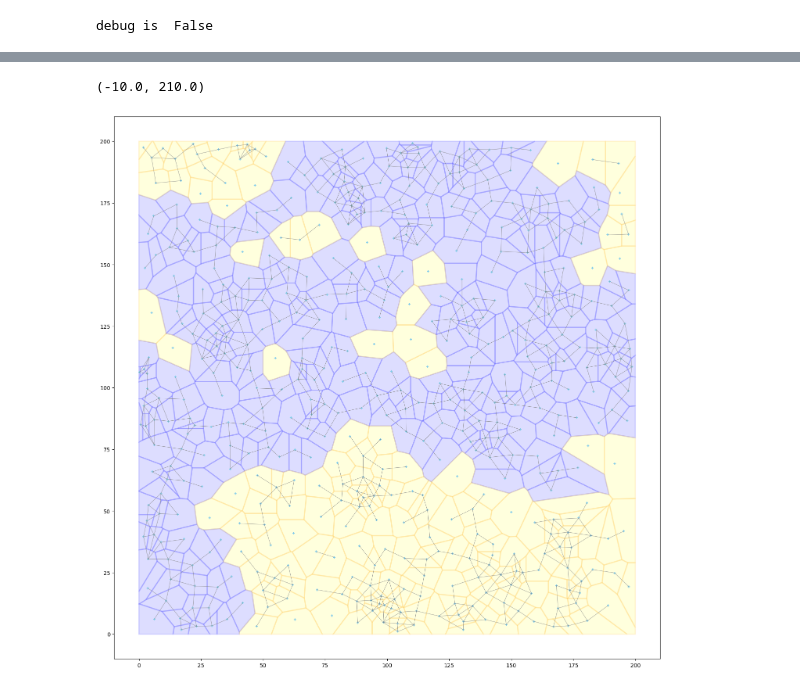
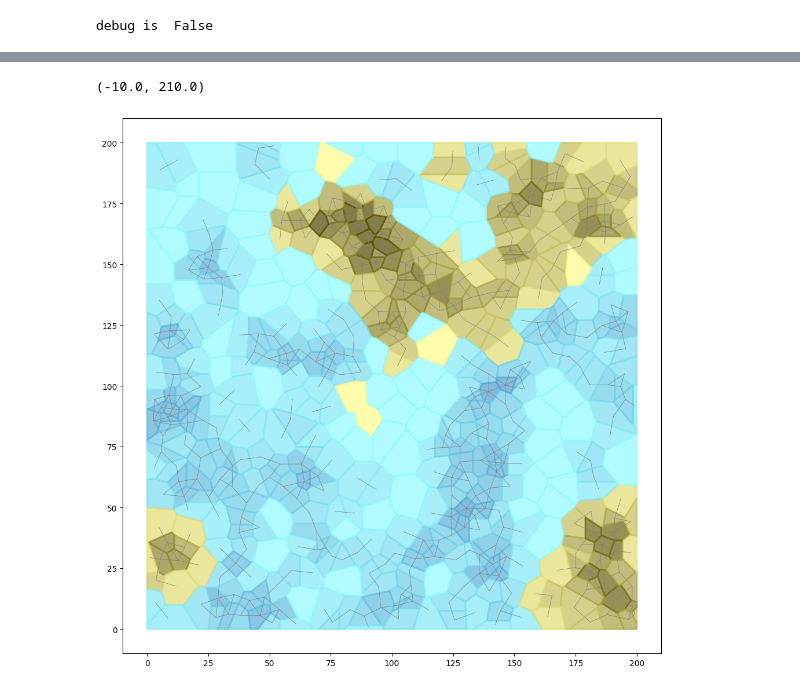
Before and after one commit to MrTomKimber/genmaps, a Jupyter notebook: Voronoi Plots Iteration 4.ipynb, the cells around one changed output, grey strips where cells are left out. Saved outputs shown, nothing was run; the diff lists cells and outputs as text; code cells hidden in the pictures.

Commit message:
refinement plus initial river edge identification

```diff
--- a/Voronoi Plots Iteration 4.ipynb
+++ b/Voronoi Plots Iteration 4.ipynb
@@ -411,0 +453,26 @@ else:
+# %%
+# Get rivers
+#sea_nodes_set = set([0,1,2,3,4,5,6,7,8])
+land_nodes_set = set(range_graph.nodes()).difference(sea_nodes_set)
+connected_land_regions = nx.subgraph(range_graph, land_nodes_set)
+continent_sets = []
+connected_node_set=set([n for n,v in conn_graph.degree() if v>0])
+for e,rs in enumerate(nx.connected_components(connected_land_regions)):
+    print("************")
+    print("**        **")
+    print("** REGION **")
+    print("**        **")
+    print("************")
+    print()
+    print("River ")
+    continent_set=set()
+    for r in rs:
+
+        #print(range_sets[r])
+        continent_set=continent_set.union(set(range_sets[r]))
+    continent_sets.append(continent_set)
+    continent_link_set = set([tuple(sorted([f,t])) for f,t in cell_graph.edges() if f in continent_set.intersection(connected_node_set) and t in continent_set.intersection(connected_node_set)])
+    continent_range_set = set([tuple(sorted([f,t])) for f,t in conn_graph.edges() if f in continent_set and t in continent_set])
+    print(continent_link_set-continent_range_set)
+    #print(continent_range_set)
+    print()
@@ -412,5 +497,5 @@ else:
 # %%
-fig=plt.figure(figsize=(18,18))
+fig=plt.figure(figsize=(12,12))
 ax = plt.gca()
 
 for e,range_set in enumerate(range_sets):
@@ -418,38 +503,40 @@ for e,range_set in enumerate(range_sets):
     flip = random.random()
     for node in range_set:
 
         vi = C.regions[C.point_region[node]]
         vertices=np.array([C.vertices[v] for v in vi])
 
-        if e > 0:
-            ax.add_patch(mpatches.Polygon(np.array(vertices), edgecolor='orange', facecolor = 'yellow', alpha=0.135, lw=2))
+        if e not in sea_nodes_set:
+            ax.add_patch(mpatches.Polygon(np.array(vertices), edgecolor=land_elevation_cmap(cm_gamut[conn_graph.degree(node)]), facecolor = land_elevation_cmap(cm_gamut[conn_graph.degree(node)]), alpha=0.75, lw=2))
+            #ax.text(*np.array(C.centroids)[node],C.point_region[node], fontsize=5, color='blue')
         else:
-            ax.add_patch(mpatches.Polygon(np.array(vertices), edgecolor='blue', facecolor = 'blue', alpha=0.135, lw=2))
-        #ax.text(*np.array(C.centroids)[node],C.point_region[node], fontsize=8, color='blue')
+            ax.add_patch(mpatches.Polygon(np.array(vertices), edgecolor=sea_depth_cmap(cm_gamut[conn_graph.degree(node)]), facecolor = sea_depth_cmap(cm_gamut[conn_graph.degree(node)]), alpha=0.75, lw=2))
+
 
 points=True
 for f,t in conn_graph.edges():
     if points:
         x1y1=C.centroids[f][0], C.centroids[f][1]
         x2y2=C.centroids[t][0], C.centroids[t][1]
     else:
         x1y1=C.points[f][0], C.points[f][1]
         x2y2=C.points[t][0], C.points[t][1]
 
     plt.plot([float(x1y1[0]), float(x2y2[0])], [float(x1y1[1]), float(x2y2[1])],c='grey',linewidth=0.5)
 
 for node in cell_graph.nodes():
     if node not in conn_g_node_set:
+        print(node)
         vi = C.regions[C.point_region[node]]
         vertices=np.array([C.vertices[v] for v in vi])
-        ax.add_patch(mpatches.Polygon(np.array(vertices), edgecolor='blue', facecolor = 'blue', alpha=0.135, lw=2))
-        #ax.text(*np.array(C.centroids)[node],C.point_region[node], fontsize=8, color='blue')
+        ax.add_patch(mpatches.Polygon(np.array(vertices), edgecolor='red', facecolor = 'red', alpha=0.135, lw=2))
+        ax.text(*np.array(C.centroids)[node],C.point_region[node], fontsize=8, color='red')
 
 
 #ax.scatter(*C.points[0:number_of_points].T, s=10, c='pink')
-ax.scatter(*np.array(C.centroids)[0:number_of_points].T, s=13, marker='+', c='skyblue')
+#ax.scatter(*np.array(C.centroids)[0:number_of_points].T, s=13, marker='+', c='skyblue')
 plt.xlim(-(space_dims[0]*0.05),space_dims[0]*1.05)
 plt.ylim(-(space_dims[1]*0.05),space_dims[1]*1.05)
 # %% [output]
 (-10.0, 210.0)
-[figure, old version]
+[figure, new version]
```
Also changed, not shown: parts of 21 cells of this notebook.
